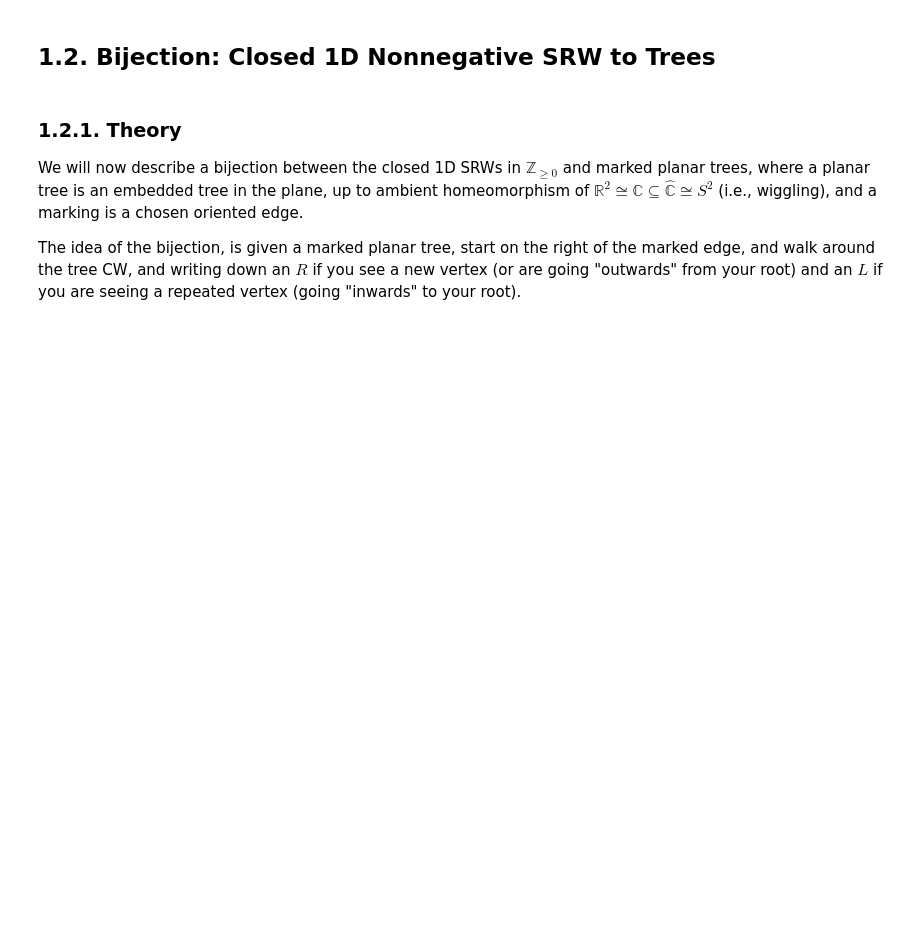
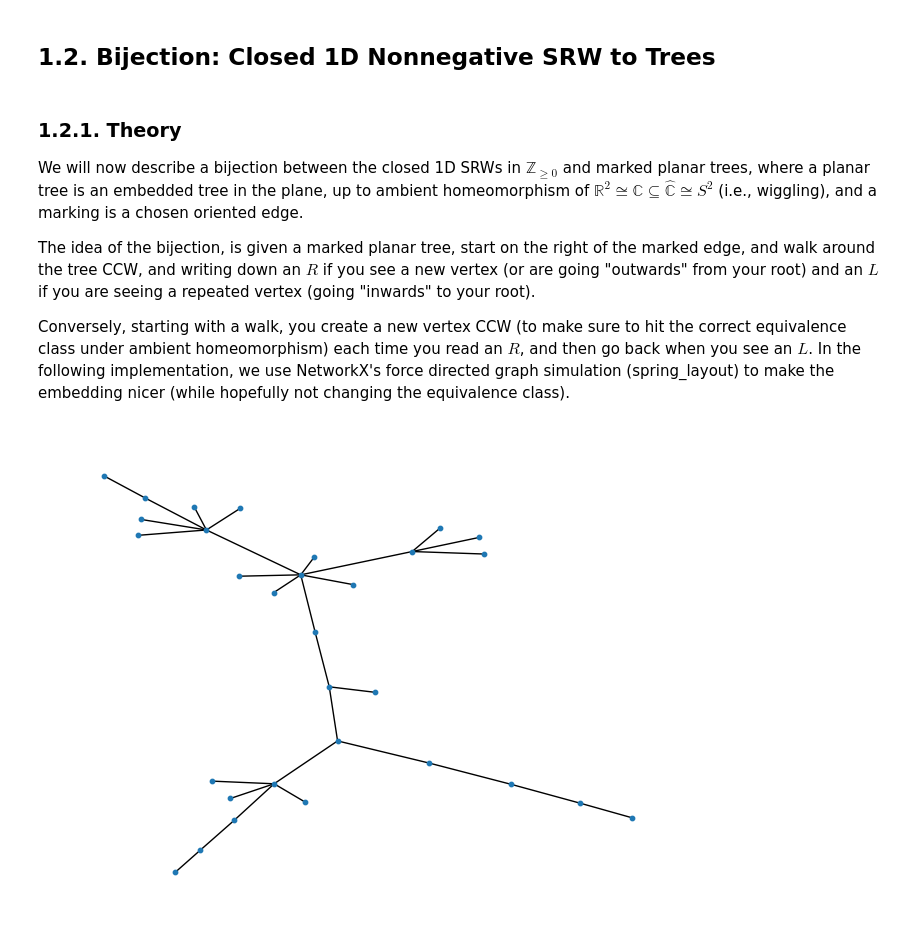
Before and after one commit to JosephSullivan256/random-geometry, a Jupyter notebook: main.ipynb, the cells around one changed output. Drawn from its saved outputs; the diff is of its cells as text; code cells hidden in the pictures; blank space fills up the shorter version.

Commit message:
implemented bijection from 1D SRWs to trees

```diff
--- a/main.ipynb
+++ b/main.ipynb
@@ -106,4 +108,45 @@ plt.show()
 
 We will now describe a bijection between the closed 1D SRWs in $\mathbb Z_{\geq 0}$ and marked planar trees, where a planar tree is an embedded tree in the plane, up to ambient homeomorphism of $\mathbb R^2\cong \mathbb C\subseteq \hat{\mathbb C}\cong S^2$ (i.e., wiggling), and a marking is a chosen oriented edge.
 
-The idea of the bijection, is given a marked planar tree, start on the right of the marked edge, and walk around the tree CW, and writing down an $R$ if you see a new vertex (or are going "outwards" from your root) and an $L$ if you are seeing a repeated vertex (going "inwards" to your root).
+The idea of the bijection, is given a marked planar tree, start on the right of the marked edge, and walk around the tree CCW, and writing down an $R$ if you see a new vertex (or are going "outwards" from your root) and an $L$ if you are seeing a repeated vertex (going "inwards" to your root).
+
+Conversely, starting with a walk, you create a new vertex CCW (to make sure to hit the correct equivalence class under ambient homeomorphism) each time you read an $R$, and then go back when you see an $L$. In the following implementation, we use NetworkX's force directed graph simulation (spring_layout) to make the embedding nicer (while hopefully not changing the equivalence class).
+# %%
+import networkx as nx
+import matplotlib.pyplot as plt
+import math
+
+def convert_walk_to_tree(walk):
+    G = nx.Graph()
+    delta_angle = 2.0*math.pi/len(walk)
+    index = 0
+
+    G.add_node(index, pos=(0.0,0.0))
+    populate_tree(G, index, walk[0:], delta_angle, 1)
+    # TODO: replace with simulation that does not change orientation
+    nx.spring_layout(G, pos=nx.get_node_attributes(G, 'pos'), store_pos_as='pos', method='force', iterations = 5000)
+    return G
+
+def populate_tree(G, index, walk, delta_angle, length=1):
+    root_index = index
+
+    while walk:
+        if walk[0] != 'R':
+            break
+
+        index += 1
+        new_node_pos = (G.nodes[root_index]['pos'][0] + length*math.cos(index*delta_angle), G.nodes[root_index]['pos'][1] + length*math.sin(index*delta_angle))
+        G.add_node(index, pos=new_node_pos)
+        G.add_edge(root_index, index)
+        walk,index = populate_tree(G, index, walk[1:], delta_angle, length)
+    return walk[1:],index
+
+
+
+
+walk = nonnegative_1D_closed_walk(30)
+G = convert_walk_to_tree(walk)
+nx.draw(G, pos=nx.get_node_attributes(G, 'pos'), with_labels=False, node_size=10)
+plt.show()
+# %% [output]
+[figure, added]
```
Also changed, not shown: parts of 2 cells of this notebook, 1 other file.
